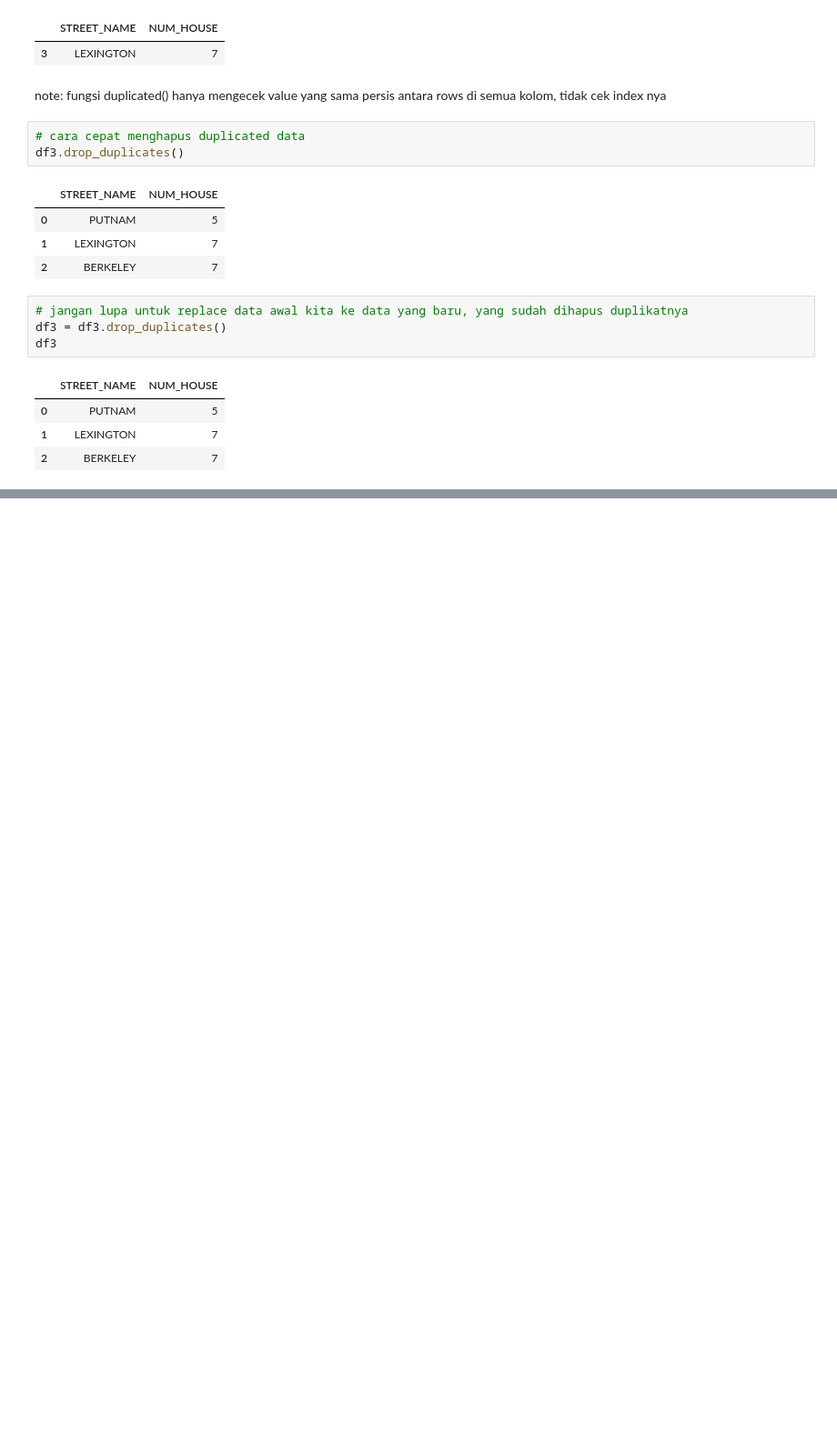
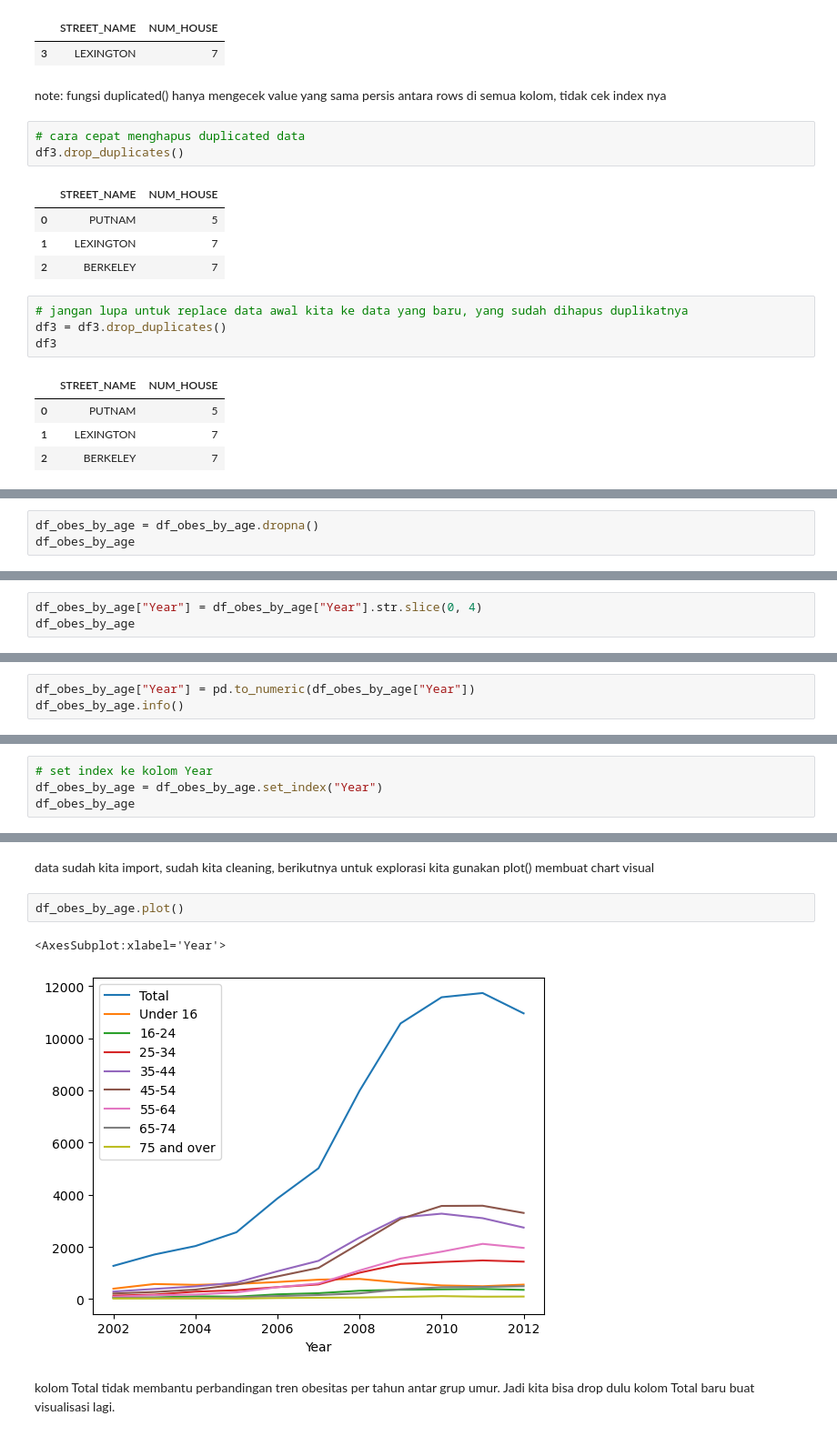
Before and after one commit to stefkwan-h8/pytn097, a Jupyter notebook: Sesi6.ipynb, the cells around one changed output, grey strips where cells are left out. Shown: that part at 91% size. Saved outputs shown, nothing was run; the diff lists cells and outputs as text; blank space fills up the shorter version.

```diff
--- a/Sesi6.ipynb
+++ b/Sesi6.ipynb
@@ -323,0 +419,3 @@ df3
+# %%
+df_obes_by_age = df_obes_by_age.dropna()
+df_obes_by_age
@@ -323,0 +435,3 @@ df3
+# %%
+df_obes_by_age["Year"] = df_obes_by_age["Year"].str.slice(0, 4)
+df_obes_by_age
@@ -323,0 +476,3 @@ df3
+# %%
+df_obes_by_age["Year"] = pd.to_numeric(df_obes_by_age["Year"])
+df_obes_by_age.info()
@@ -323,0 +510,4 @@ df3
+# %%
+# set index ke kolom Year
+df_obes_by_age = df_obes_by_age.set_index("Year")
+df_obes_by_age
@@ -323,0 +534,9 @@ df3
+# %% [markdown]
+data sudah kita import, sudah kita cleaning, berikutnya untuk explorasi kita gunakan plot() membuat chart visual
+# %%
+df_obes_by_age.plot()
+# %% [output]
+<AxesSubplot:xlabel='Year'>
+[figure, added]
+# %% [markdown]
+kolom Total tidak membantu perbandingan tren obesitas per tahun antar grup umur. Jadi kita bisa drop dulu kolom Total baru buat visualisasi lagi.
```
Also changed, not shown: parts of 18 cells of this notebook, 1 other file.
